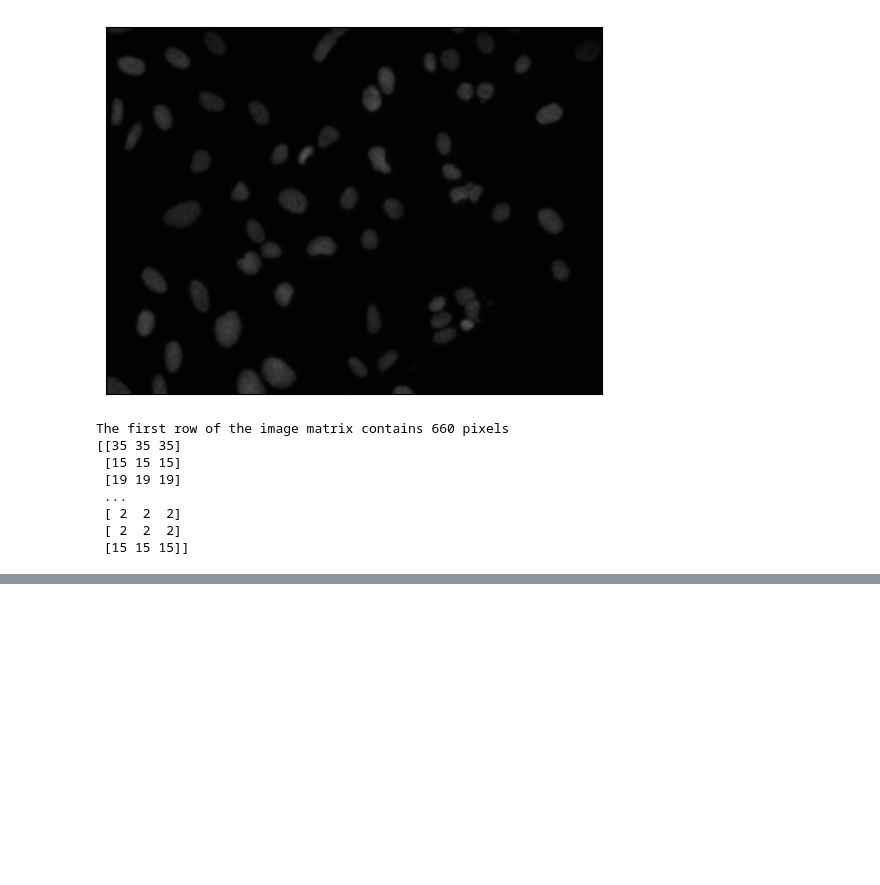
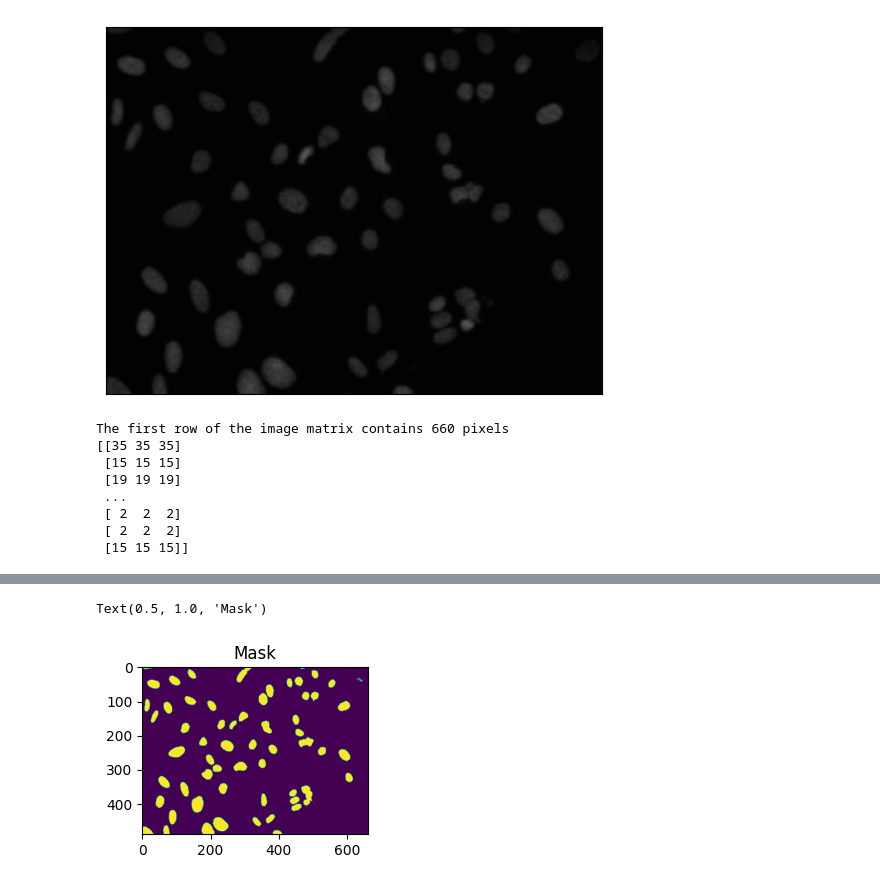
Before and after one commit to Omkar-Gavali/Image-Processing-Using-Machine-Learning, a Jupyter notebook: main.ipynb, the cells around one changed output, grey strips where cells are left out. Cells and saved outputs as stored; diff of their text form; code cells hidden in the pictures; blank space fills up the shorter version.

```diff
--- a/main.ipynb
+++ b/main.ipynb
@@ -73,0 +141,8 @@ The first row of the image matrix contains 660 pixels
+# %%
+plt.subplot(1,2,2)
+maskimg = mask.copy()
+plt.imshow(maskimg, cmap='viridis')
+plt.title('Mask')
+# %% [output]
+Text(0.5, 1.0, 'Mask')
+[figure, added]
```
Also changed, not shown: parts of 7 cells of this notebook.
